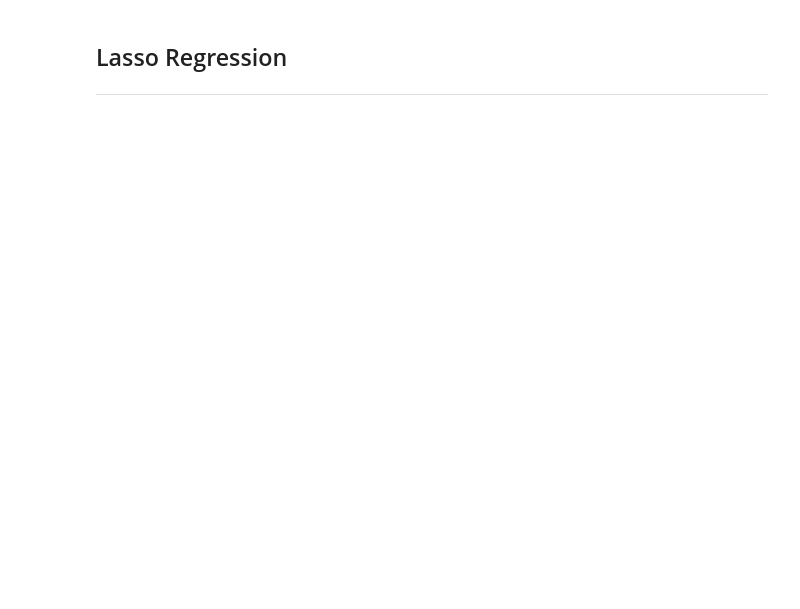
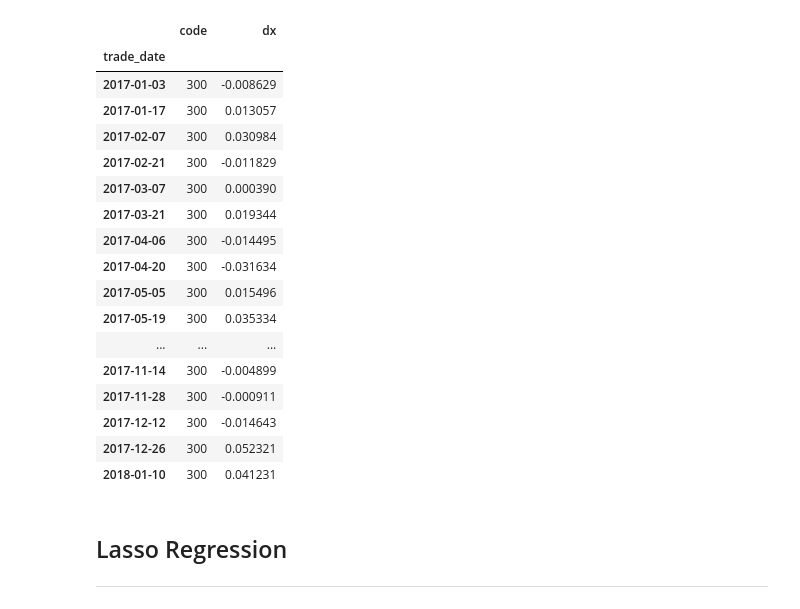
Before and after one commit to alpha-miner/alpha-mind, a Jupyter notebook: notebooks/full factor strategy.ipynb, the cells around one changed output. Drawn from its saved outputs; the diff is of its cells as text; code cells hidden in the pictures; blank space fills up the shorter version.

```diff
--- a/notebooks/full factor strategy.ipynb
+++ b/notebooks/full factor strategy.ipynb
@@ -28,7 +27,7 @@ hedging_ratio = 0.
 
 executor = NaiveExecutor()
 # %%
-engine = SqlEngine('postgres+psycopg2://postgres:we083826@192.168.0.102/alpha')
+engine = SqlEngine()
 #factor_coverage = engine.fetch_factor_coverage()
 # %%
 #res = factor_coverage[(factor_coverage.universe == 'ashare_ex') & (factor_coverage.source != 'risk_exposure')].groupby('factor').mean().sort_values('coverage', ascending=False)
@@ -45,6 +44,8 @@ const_features_keys = {
                        'f05': CSRes(CSRes('ILLIQUIDITY', base1), base2),
                        'f06': CSRes(CSRes('EARNYILD', base1), base2),
                        'f07': CSRes(CSRes('RevenueGrowth', base1), base2),
+                       'f08': CSRes(CSRes('NIAP', base1), base2),
+                       'f09': CSRes(CSRes('IVR', base1), base2),
                       }
 
 
@@ -58,6 +59,8 @@ const_weights = [
                  0.25,
                  0.25,
                  0.25,
+                 0.25,
+                 0.25
                 ]
 # %%
 """
@@ -178,6 +181,12 @@ const_model_factor_data = engine.fetch_data_range(universe,
                                                   dates=ref_dates,
                                                   benchmark=benchmark_code)['factor']
 
+industry_data = engine.fetch_industry_matrix_range(universe,
+                                                   dates=ref_dates,
+                                                   category='zz',
+                                                   level=2)
+industries_list = industry_list(category='zz', level=2)
+
 horizon = map_freq(frequency)
 # %%
 # Predicting and re-balance phase
@@ -188,7 +197,9 @@ model1_weight = 1.0
 model2_weight = 0.5
 
 factor_groups = const_model_factor_data.groupby('trade_date')
-turn_over_target_base = 0.25
+industry_group = industry_data.groupby('trade_date')
+constraint_risk = ['SIZE', 'LEVERAGE'] + industries_list
+turn_over_target_base = 0.30
 size_risk_lower = 0
 size_risk_upper = 0
 benchmark_total_lower = 0.8
@@ -214,10 +225,13 @@ for s_i, weight_gap in enumerate(weight_gaps):
         total_data = data.fillna(data[model_features_keys].median())
         alpha_logger.info('{0}: {1}'.format(date, len(total_data)))
         risk_exp = total_data[neutralize_risk].values.astype(float)
-        industry = total_data.industry_code.values
         benchmark_w = total_data.weight.values
 
+        this_industry_data = industry_group.get_group(date)
+
+        total_data = pd.merge(total_data, this_industry_data, on=['trade_date', 'code'])
         constraint_exp = total_data[constraint_risk].values
+        industry = total_data.industry_name.values
         risk_exp_expand = np.concatenate((constraint_exp, np.ones((len(risk_exp), 1))), axis=1).astype(float)
 
         risk_names = constraint_risk + ['total']
@@ -353,7 +367,7 @@ for s_i, weight_gap in enumerate(weight_gaps):
     ret_df = pd.DataFrame({'returns': rets, 'turn_over': turn_overs, 'leverage': leverags}, index=index_dates)
 
     # index return
-    index_return = engine.fetch_dx_return_index_range(benchmark_code, start_date, end_date, horizon=horizon,
+    index_return = engine.fetch_dx_return_index_range(benchmark_code, dates=ref_dates, horizon=horizon,
                                                       offset=1).set_index('trade_date')
     ret_df['index'] = index_return['dx']
 
@@ -424,5 +432,26 @@ using backbone model and alpha model
 using backbone model and alpha model
 ... (188 outputs left out)
+# %%
+index_return
+# %% [output]
+|  | code | dx |
+| trade_date |  |  |
+| 2017-01-03 | 300 | -0.008629 |
+| 2017-01-17 | 300 | 0.013057 |
+| 2017-02-07 | 300 | 0.030984 |
+| 2017-02-21 | 300 | -0.011829 |
+| 2017-03-07 | 300 | 0.000390 |
+| 2017-03-21 | 300 | 0.019344 |
+| 2017-04-06 | 300 | -0.014495 |
+| 2017-04-20 | 300 | -0.031634 |
+| 2017-05-05 | 300 | 0.015496 |
+| 2017-05-19 | 300 | 0.035334 |
+| ... | ... | ... |
+| 2017-11-14 | 300 | -0.004899 |
+| 2017-11-28 | 300 | -0.000911 |
+| 2017-12-12 | 300 | -0.014643 |
+| 2017-12-26 | 300 | 0.052321 |
+| 2018-01-10 | 300 | 0.041231 |
 # %% [markdown]
 ## Lasso Regression
 ----------
```
Also changed, not shown: parts of 7 cells of this notebook.
